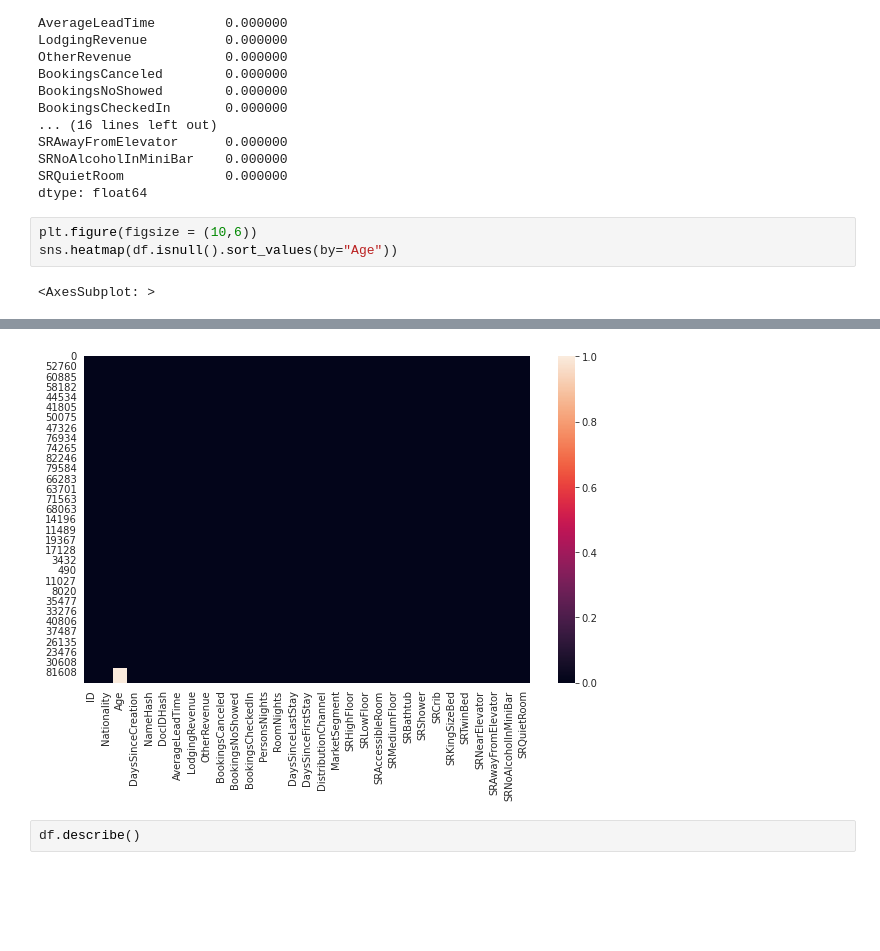
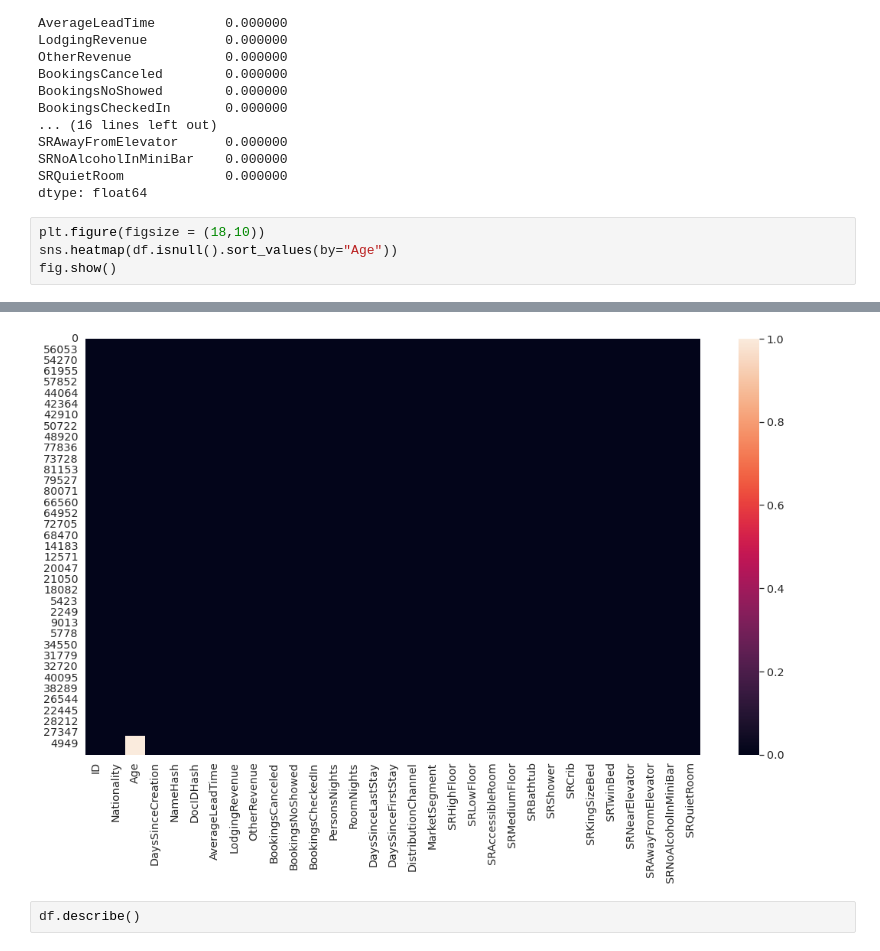
Before and after one commit to iremirezdeganuza72/Cohort_Analysis, a Jupyter notebook: Cohort analysis and segmentation.ipynb, the cells around one changed output, grey strips where cells are left out. Drawn from its saved outputs; the diff is of its cells as text; blank space fills up the shorter version.

```diff
--- a/Cohort analysis and segmentation.ipynb
+++ b/Cohort analysis and segmentation.ipynb
@@ -213,7 +214,7 @@ SRNoAlcoholInMiniBar    0.000000
 SRQuietRoom             0.000000
 dtype: float64
 # %%
-plt.figure(figsize = (10,6))
+plt.figure(figsize = (18,10))
 sns.heatmap(df.isnull().sort_values(by="Age"))
+fig.show()
 # %% [output]
-<AxesSubplot: >
@@ -220,4 +222,4 @@ sns.heatmap(df.isnull().sort_values(by="Age"))
-[figure, old version]
+[figure, new version]
 # %%
 df.describe()
 # %% [output]
```
Also changed, not shown: parts of 53 cells of this notebook.
